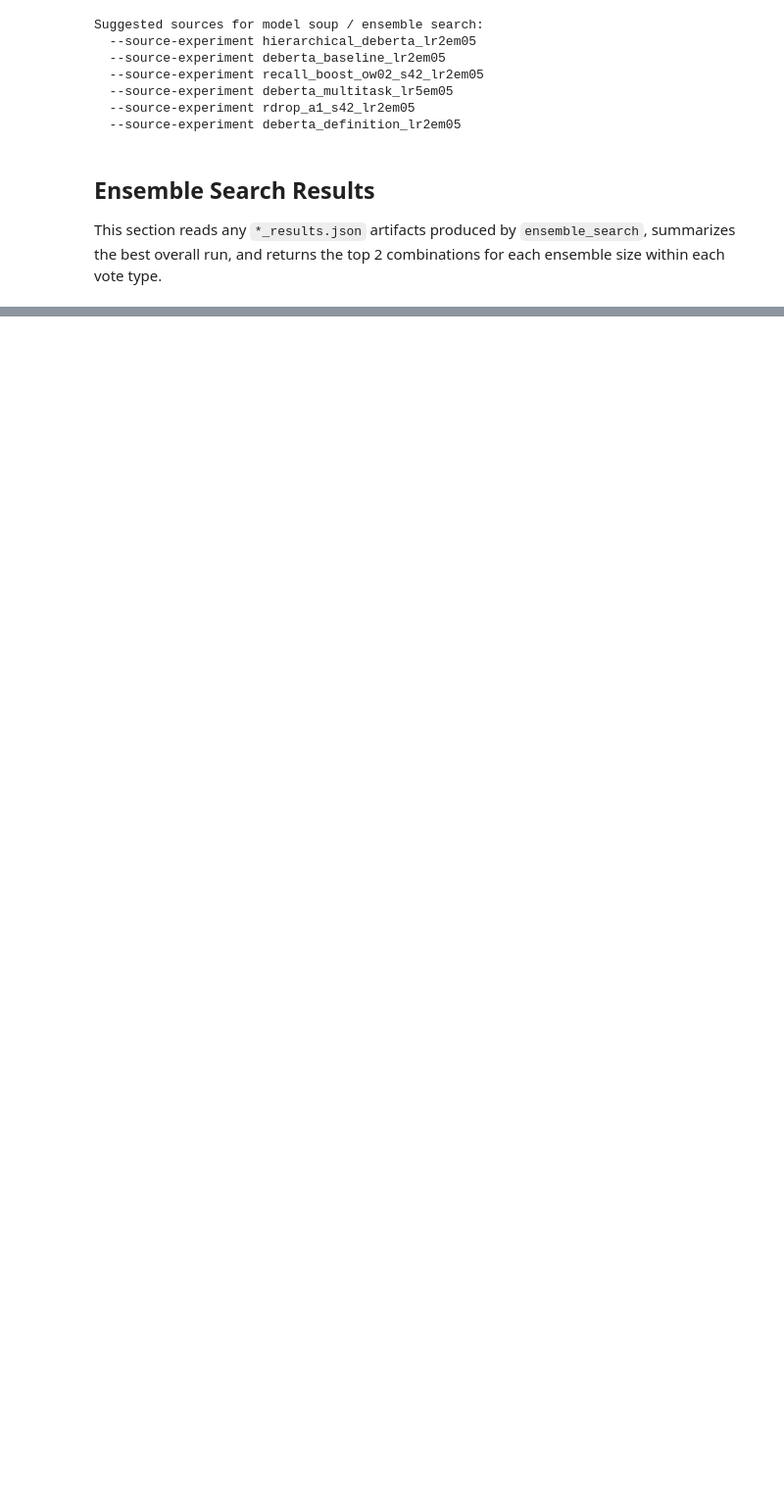
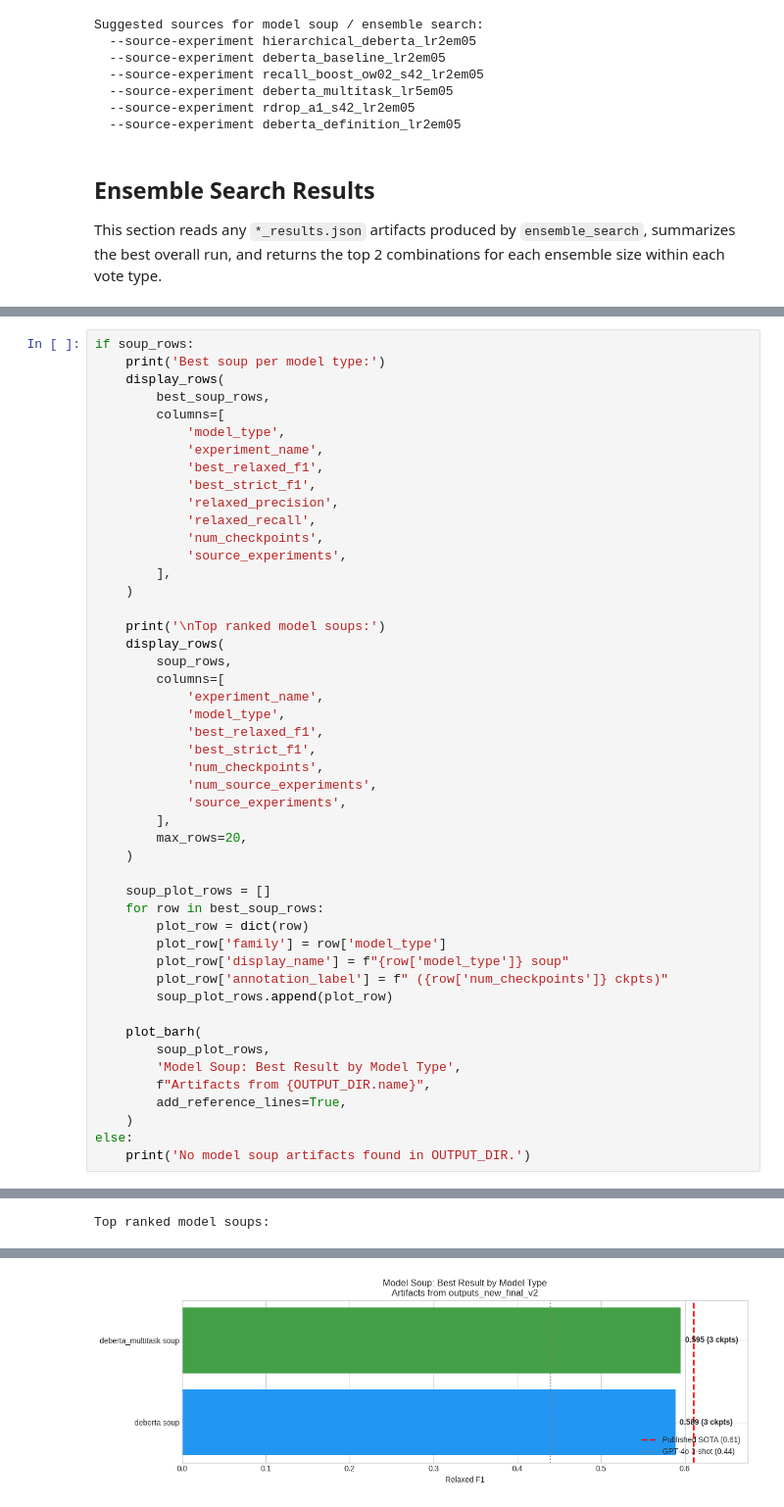
Before and after one commit to NerdToMars/NLP_assignment, a Jupyter notebook: results_and_ablation.ipynb, the cells around one changed output, grey strips where cells are left out. Shown at 98% size. Saved outputs shown, nothing was run; the diff lists cells and outputs as text; blank space fills up the shorter version.

```diff
--- a/results_and_ablation.ipynb
+++ b/results_and_ablation.ipynb
@@ -713,0 +757,49 @@ Top 2 combinations for each ensemble size and vote type:
+# %%
+if soup_rows:
+    print('Best soup per model type:')
+    display_rows(
+        best_soup_rows,
+        columns=[
+            'model_type',
+            'experiment_name',
+            'best_relaxed_f1',
+            'best_strict_f1',
+            'relaxed_precision',
+            'relaxed_recall',
+            'num_checkpoints',
+            'source_experiments',
+        ],
+    )
+
+    print('\nTop ranked model soups:')
+    display_rows(
+        soup_rows,
+        columns=[
+            'experiment_name',
+            'model_type',
+            'best_relaxed_f1',
+            'best_strict_f1',
+            'num_checkpoints',
+            'num_source_experiments',
+            'source_experiments',
+        ],
+        max_rows=20,
+    )
+
+    soup_plot_rows = []
+    for row in best_soup_rows:
+        plot_row = dict(row)
+        plot_row['family'] = row['model_type']
+        plot_row['display_name'] = f"{row['model_type']} soup"
+        plot_row['annotation_label'] = f" ({row['num_checkpoints']} ckpts)"
+        soup_plot_rows.append(plot_row)
+
+    plot_barh(
+        soup_plot_rows,
+        'Model Soup: Best Result by Model Type',
+        f"Artifacts from {OUTPUT_DIR.name}",
+        add_reference_lines=True,
+    )
+else:
+    print('No model soup artifacts found in OUTPUT_DIR.')
+# %% [output]
@@ -713,0 +810 @@ Top 2 combinations for each ensemble size and vote type:
+Top ranked model soups:
@@ -714,3 +828,4 @@ Top 2 combinations for each ensemble size and vote type:
+[figure, added]
 # %% [markdown]
 ## Notes
 
```
Also changed, not shown: parts of 5 cells of this notebook, 2 other files.
